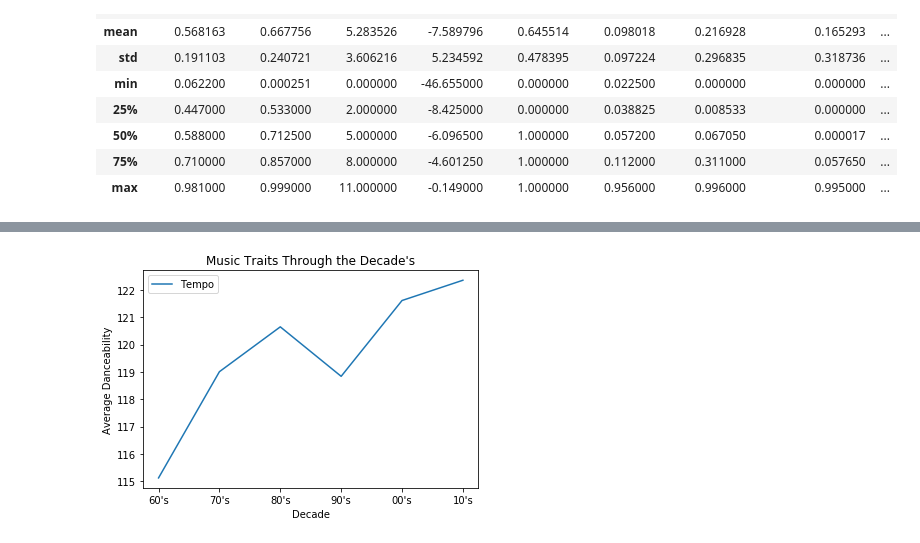
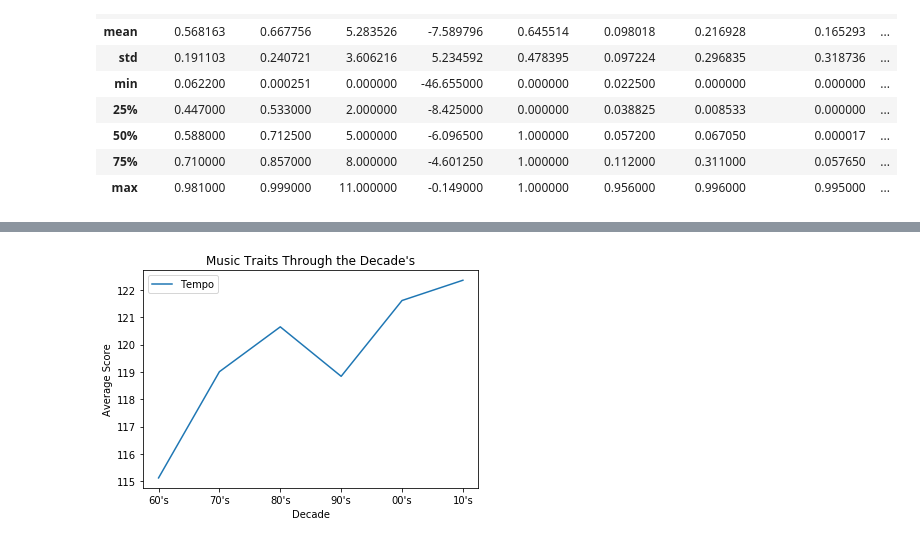
Before and after one commit to zsvorenova/Group_Three, a Jupyter notebook: carol.ipynb, the cells around one changed output, grey strips where cells are left out. Drawn from its saved outputs; the diff is of its cells as text; code cells hidden in the pictures.

```diff
--- a/carol.ipynb
+++ b/carol.ipynb
@@ -1048,19 +1048,19 @@ plt.title("Music Traits Through the Decade's");
 # %%
 sixtybpm2 = sixty2_df["tempo"].mean()
 seventybpm2 =seventy2_df["tempo"].mean()
 eightybpm2 = eighty2_df["tempo"].mean()
 nintybpm2 = ninty2_df["tempo"].mean()
 two_thousandbpm2 = two_thousand2_df["tempo"].mean()
 tensbpm2 = tens2_df["tempo"].mean()
 
 dance_df2 = pd.DataFrame({"Tempo":[sixtybpm2, seventybpm2, eightybpm2, nintybpm2, two_thousandbpm2, tensbpm2]})
 
 
 dance_df2
 dance_df2.plot()
-plt.ylabel("Average Danceability")
+plt.ylabel("Average Score")
 plt.xlabel("Decade")
 plt.xticks([0, 1, 2, 3, 4, 5], ["60's", "70's", "80's", "90's", "00's", "10's"])
 plt.title("Music Traits Through the Decade's");
 # %% [output]
-[figure, old version]
+[figure, new version]
```
Also changed, not shown: parts of 12 cells of this notebook.
